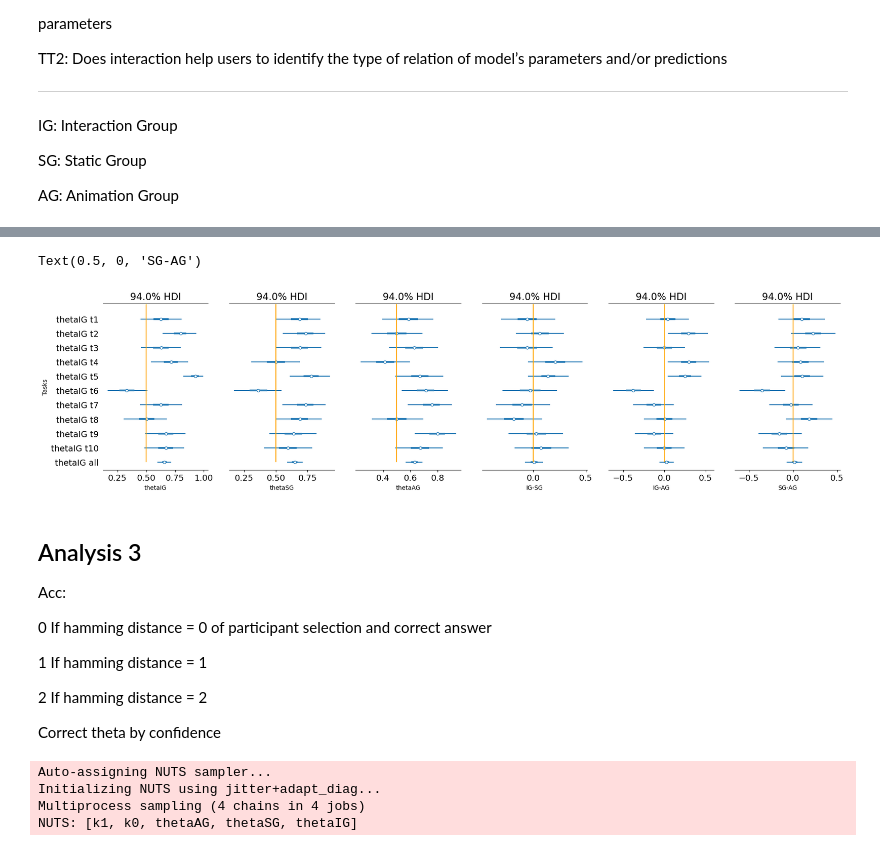
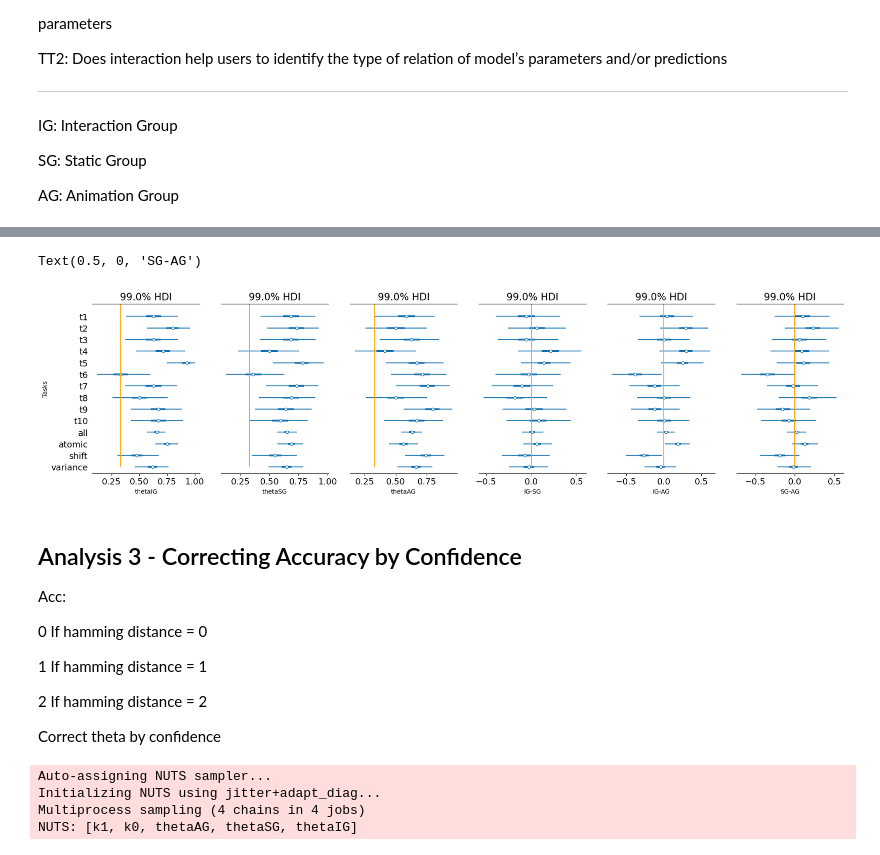
Before and after one commit to evdoxiataka/simulated_interventions_study_analysis, a Jupyter notebook: analysis.ipynb, the cells around one changed output, grey strips where cells are left out. Drawn from its saved outputs; the diff is of its cells as text; code cells hidden in the pictures.

```diff
--- a/analysis.ipynb
+++ b/analysis.ipynb
@@ -290,45 +384,45 @@ Sampling 4 chains for 1_000 tune and 2_000 draw iterations (4_000 + 8_000 draws
 # %%
 import arviz as az
 import matplotlib.pyplot as plt
 fig, ax = plt.subplots(1, 6, figsize=(22, 5))
 ai = az.from_pymc3(trace_acc_T1_multi)
-# ai['posterior']
-az.plot_forest(ai['posterior']['thetaIG'], ax = ax[0], combined = True)
-ax[0].vlines(x = 0.5, ymin = 0, ymax = 15, colors = 'orange')
-az.plot_forest(ai['posterior']['thetaSG'], ax = ax[1], combined = True)
-ax[1].vlines(x = 0.5, ymin = 0, ymax = 15, colors = 'orange')
-az.plot_forest(ai['posterior']['thetaAG'], ax = ax[2], combined = True)
-ax[2].vlines(x = 0.5, ymin = 0, ymax = 15, colors = 'orange')
-az.plot_forest(ai['posterior']['difference of thetas IG-SG'], ax = ax[3], combined = True)
+prob = 0.99
+az.plot_forest(ai['posterior']['thetaIG'], ax = ax[0], combined = True, hdi_prob = prob)
+ax[0].vlines(x = 0.33, ymin = 0, ymax = 15, colors = 'orange')
+az.plot_forest(ai['posterior']['thetaSG'], ax = ax[1], combined = True, hdi_prob = prob)
+ax[1].vlines(x = 0.33, ymin = 0, ymax = 15, colors = 'orange')
+az.plot_forest(ai['posterior']['thetaAG'], ax = ax[2], combined = True, hdi_prob = prob)
+ax[2].vlines(x = 0.33, ymin = 0, ymax = 15, colors = 'orange')
+az.plot_forest(ai['posterior']['difference of thetas IG-SG'], ax = ax[3], combined = True, hdi_prob = prob)
 ax[3].vlines(x = 0, ymin = 0, ymax = 15, colors = 'orange')
-az.plot_forest(ai['posterior']['difference of thetas IG-AG'], ax = ax[4], combined = True)
+az.plot_forest(ai['posterior']['difference of thetas IG-AG'], ax = ax[4], combined = True, hdi_prob = prob)
 ax[4].vlines(x = 0, ymin = 0, ymax = 15, colors = 'orange')
-az.plot_forest(ai['posterior']['difference of thetas SG-AG'], ax = ax[5], combined = True)
+az.plot_forest(ai['posterior']['difference of thetas SG-AG'], ax = ax[5], combined = True, hdi_prob = prob)
 ax[5].vlines(x = 0, ymin = 0, ymax = 15, colors = 'orange')
 
 ##
-# ax[0].get_yaxis().set_visible(False)
+ax[0].set_yticklabels(['variance','shift','atomic','all','t10','t9','t8','t7','t6','t5','t4','t3','t2','t1'])
 ax[1].get_yaxis().set_visible(False)
 ax[2].get_yaxis().set_visible(False)
 ax[3].get_yaxis().set_visible(False)
 ax[4].get_yaxis().set_visible(False)
 ax[5].get_yaxis().set_visible(False)
 ax[0].set_ylabel("Tasks")
 ##
 ax[0].set_xlabel("thetaIG")
 ax[1].set_xlabel("thetaSG")
 ax[2].set_xlabel("thetaAG")
 ax[3].set_xlabel("IG-SG")
 ax[4].set_xlabel("IG-AG")
 ax[5].set_xlabel("SG-AG")
 # %% [output]
 Text(0.5, 0, 'SG-AG')
-[figure, old version]
+[figure, new version]
 # %% [markdown]
-## Analysis 3
+## Analysis 3 - Correcting Accuracy by Confidence
 Acc:
 
-0  If hamming distance = 0 of participant selection and correct answer
+0  If hamming distance = 0
 
 1  If hamming distance = 1
 
```
Also changed, not shown: parts of 17 cells of this notebook, 3 other files.
